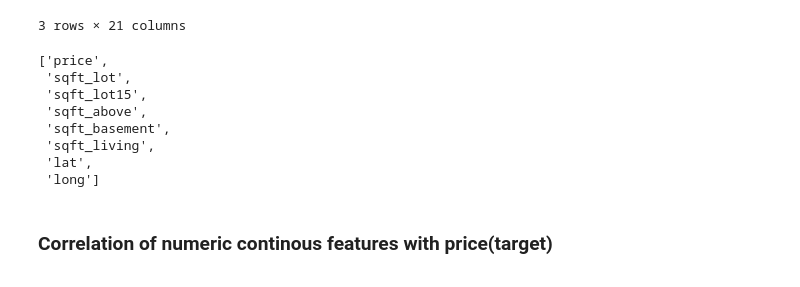
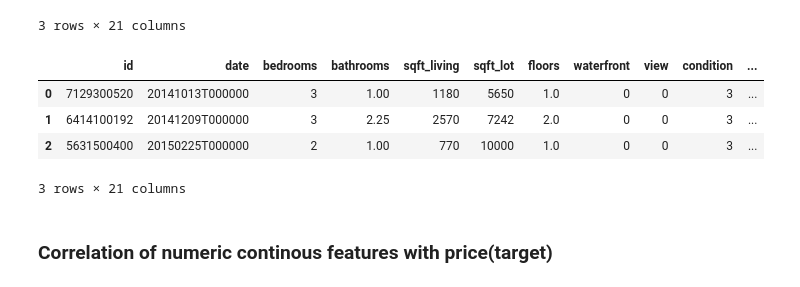
Before and after one commit to martaverfer/mini-project-ironkaggle, a Jupyter notebook: ridge_reg.ipynb, the cells around one changed output. Drawn from its saved outputs; the diff is of its cells as text; code cells hidden in the pictures.

```diff
--- a/ridge_reg.ipynb
+++ b/ridge_reg.ipynb
@@ -27,23 +30,16 @@ df.head(3)
 | 1 | 6414100192 | 20141209T000000 | 538000.0 | 3 | 2.25 | 2570 | 7242 | 2.0 | 0 | 0 | ... |
 | 2 | 5631500400 | 20150225T000000 | 180000.0 | 2 | 1.00 | 770 | 10000 | 1.0 | 0 | 0 | ... |
 3 rows × 21 columns
-# %%
-continuous_columns = []
-continuous_columns.append('price')
-continuous_columns.append('sqft_lot')
-continuous_columns.append('sqft_lot15')
-continuous_columns.append('sqft_above')
-continuous_columns.append('sqft_basement')
-continuous_columns.append('sqft_living')
-continuous_columns.append('lat')
-continuous_columns.append('long')
-continuous_columns
-# %% [output]
-['price',
- 'sqft_lot',
- 'sqft_lot15',
- 'sqft_above',
- 'sqft_basement',
- 'sqft_living',
- 'lat',
- 'long']
+# %%
+# moving price to the end of dataframe
+target = 'price'
+cols = list(df.columns)
+cols.remove(target)
+df = df[cols + [target]]
+df.head(3)
+# %% [output]
+|  | id | date | bedrooms | bathrooms | sqft_living | sqft_lot | floors | waterfront | view | condition | ... |
+| 0 | 7129300520 | 20141013T000000 | 3 | 1.00 | 1180 | 5650 | 1.0 | 0 | 0 | 3 | ... |
+| 1 | 6414100192 | 20141209T000000 | 3 | 2.25 | 2570 | 7242 | 2.0 | 0 | 0 | 3 | ... |
+| 2 | 5631500400 | 20150225T000000 | 2 | 1.00 | 770 | 10000 | 1.0 | 0 | 0 | 3 | ... |
+3 rows × 21 columns
```
Also changed, not shown: parts of 24 cells of this notebook, 1 other file.
